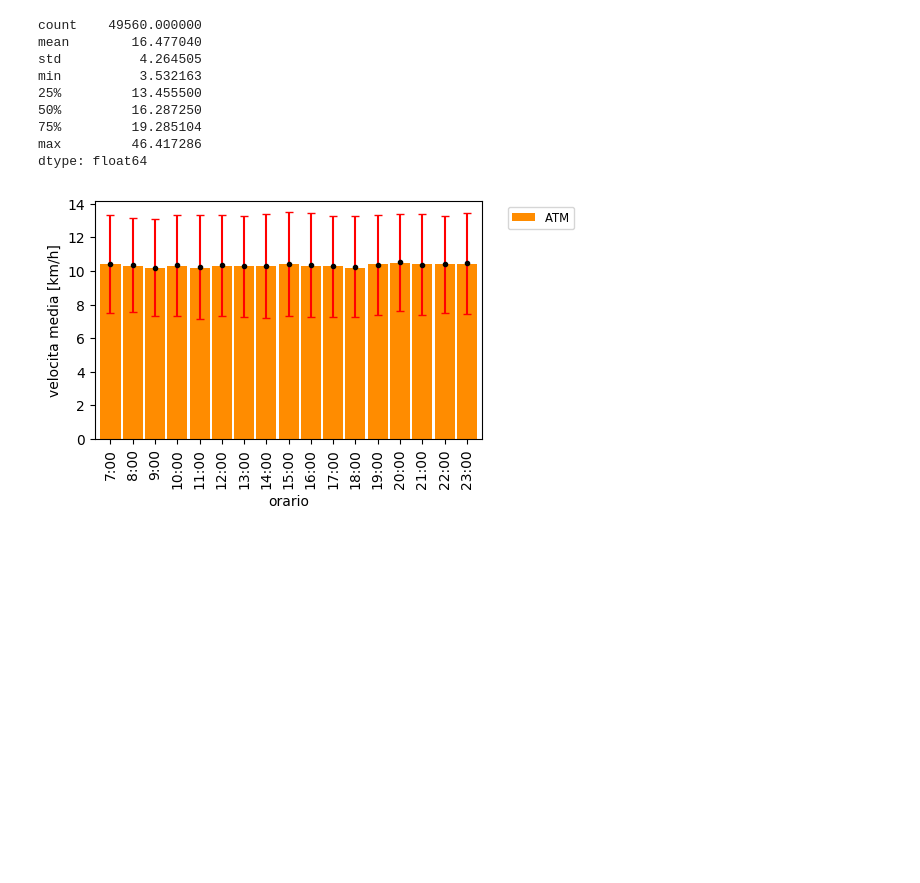
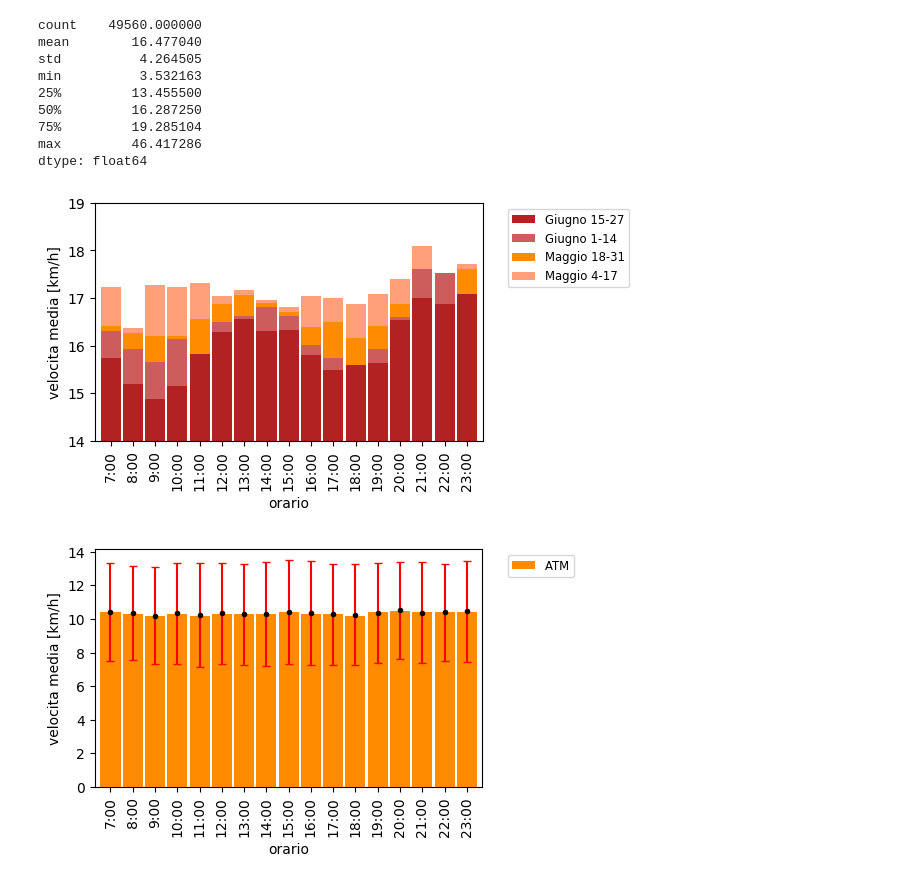
Before and after one commit to mmastrapasqua7/kowalskianalysis, a Jupyter notebook: jupyter/02.0_VariazioneVelocitaMediaMezziInFunzioneDellOrario.ipynb, the cells around one changed output. Drawn from its saved outputs; the diff is of its cells as text; code cells hidden in the pictures; blank space fills up the shorter version.

```diff
--- a/jupyter/02.0_VariazioneVelocitaMediaMezziInFunzioneDellOrario.ipynb
+++ b/jupyter/02.0_VariazioneVelocitaMediaMezziInFunzioneDellOrario.ipynb
@@ -138,6 +237,43 @@ min          3.532163
 75%         19.285104
 max         46.417286
 dtype: float64
+# %%
+lst = [
+    vmedia_giorno(tragitti[(tragitti['Month'] == 5) & tragitti['Day'].between(4, 17)], 'Enjoy'),
+    vmedia_giorno(tragitti[(tragitti['Month'] == 5) & tragitti['Day'].between(18, 31)], 'Enjoy'),
+    vmedia_giorno(tragitti[(tragitti['Month'] == 6) & tragitti['Day'].between(1, 14)], 'Enjoy'),
+    vmedia_giorno(tragitti[(tragitti['Month'] == 6) & tragitti['Day'].between(15, 27)], 'Enjoy')]
+
+array = np.array(lst).T
+
+confronto_vmedie_week_by_week = pd.DataFrame(
+    array,
+    index=myindex,
+    columns=['Maggio 4-17', 'Maggio 18-31', 'Giugno 1-14', 'Giugno 15-27']).round(decimals=1)
+
+a = list_minus(lst[0], lst[1])
+b = list_minus(lst[1], lst[2])
+c = list_minus(lst[2], lst[3])
+d = lst[3]
+
+lst = [d, c, b, a]
+
+array = np.array(lst).T
+
+x = pd.DataFrame(array, index=myindex, columns=['Giugno 15-27', 'Giugno 1-14', 'Maggio 18-31', 'Maggio 4-17'])
+
+x.plot.bar(stacked=True, width=0.9, align='center', color=['firebrick', 'indianred', 'darkorange', 'lightsalmon'])
+
+plt.xlabel('orario')
+plt.ylabel('velocita media [km/h]')
+plt.legend(bbox_to_anchor=(1.05, 1), loc='upper left', fontsize='small')
+
+plt.yticks(range(0, 31, 1))
+plt.ylim((14, 19))
+
+plt.show()
+# %% [output]
+[figure, added]
 # %%
 vmedia_week(tragitti, 'Public').plot.bar(width=0.9, align='center', color=colori[2])
 plt.xlabel('orario')
```
Also changed, not shown: parts of 4 cells of this notebook, 9 other files.
